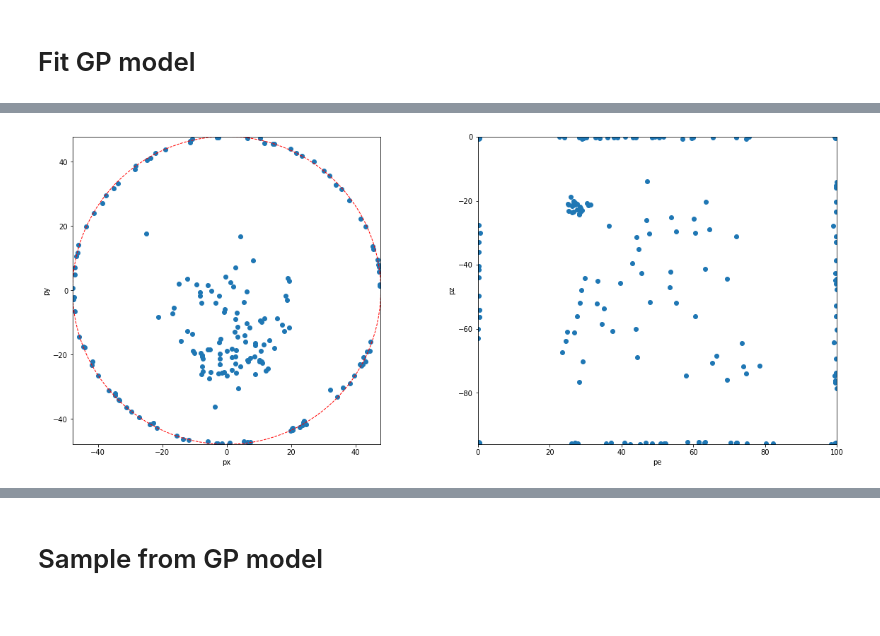
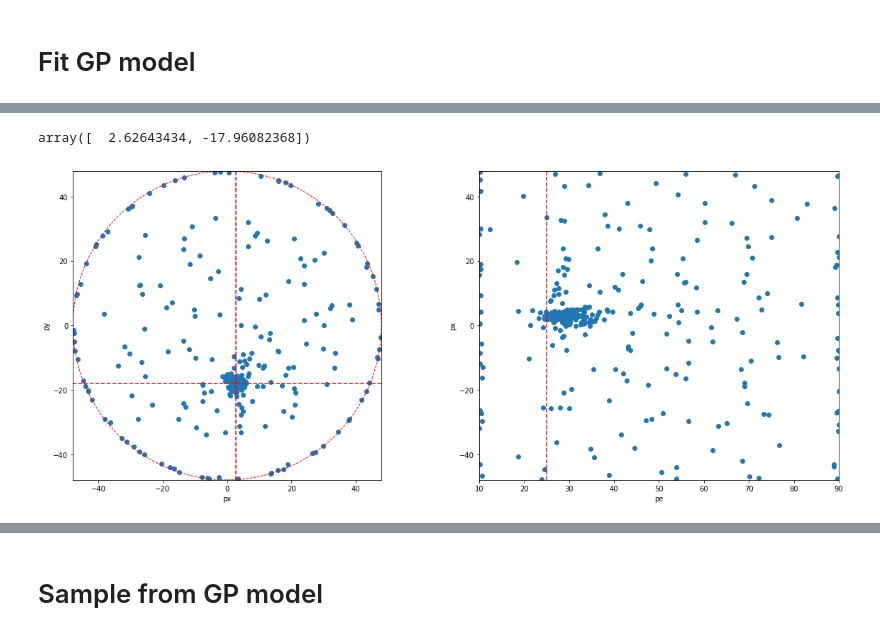
Before and after one commit to dbarg/helsinki_stockholm_collaboration, a Jupyter notebook: run_BOLFI_3D.ipynb, the cells around one changed output, grey strips where cells are left out. Cells and saved outputs as stored; diff of their text form; code cells hidden in the pictures.

```diff
--- a/run_BOLFI_3D.ipynb
+++ b/run_BOLFI_3D.ipynb
@@ -96,3 +94,5 @@ r_bound = 47.8  # 1 mm less then TPF bound because of bug in
+# %%
+r_bound = 47.9
 # %%
 prior_pos
 # %% [output]
@@ -115,7 +116,7 @@ pe = elfi.Prior('truncnorm', 0, 100, 25, 3)  # Needs to be discrete distribution
 # %% [markdown]
 ## Get PMT mask
 # %%
-pmt_mask = model.pmt_mask[:127].astype(int)
+pmt_mask = model.pmt_mask[:248].astype(int)
 # %%
 pmt_mask
 # %% [output]
@@ -130,7 +137,7 @@ array([1, 0, 0, 1, 1, 1, 1, 1, 1, 1, 1, 1, 0, 1, 1, 1, 1, 1, 1, 1, 1, 1,
 # %%
 min_model=elfi.tools.vectorize(min_model)
 # %%
-Y = elfi.Simulator(min_model, px, py, pz, pe, observed=data)
+Y = elfi.Simulator(min_model, px, py, pe, observed=data)
 # %%
 # Test calling FM
 #elfi.Simulator.generate(Y)
@@ -155,8 +162,8 @@ from elfi.methods.utils import ModelPrior
 # %%
 bounds = {'px':(-r_bound, r_bound),
           'py':(-r_bound, r_bound),
-          'pz':(-96, 0),
-          'pe':(0, 100),
+          #'pz':(-96, 0),
+          'pe':(10, 90),
          }
 # %%
 # To fix in ELFI, using discrete distributions in ModelPrior -> elfi.model.augmenter._add_distribution_nodes()
@@ -241,18 +248,25 @@ bolfi.target_model.X.shape
+# %%
+truth
+# %% [output]
+array([  2.62643434, -17.96082368])
 # %%
 #plot(0, 1)  # e,x
 plt.figure(figsize=(20, 8))
 plt.subplot(1, 2, 1)
 plot(1, 2)  # x,y
 plt.gca().set_aspect(1)
 plt.gca().add_artist(plt.Circle((0,0), 47.9, color='red', fill=False, linestyle='--'))
+plt.axvline(truth[0], color='red', linestyle='--')
+plt.axhline(truth[1], color='red', linestyle='--')
 
 plt.subplot(1, 2, 2)
 #plot(2, 3)  # y,z
-plot(0, 3)
+plot(0, 1)
+plt.axvline(25, color='red', linestyle='--')
 #plt.gca().add_artist(plt.Circle((0,0), 47.9, color='red', fill=False, linestyle='--'))
 plt.show()
 # %% [output]
-[figure, old version]
+[figure, new version]
 # %%
 #bolfi.plot_state()
 #plt.xlim(-50, 50)
```
Also changed, not shown: parts of 18 cells of this notebook.
